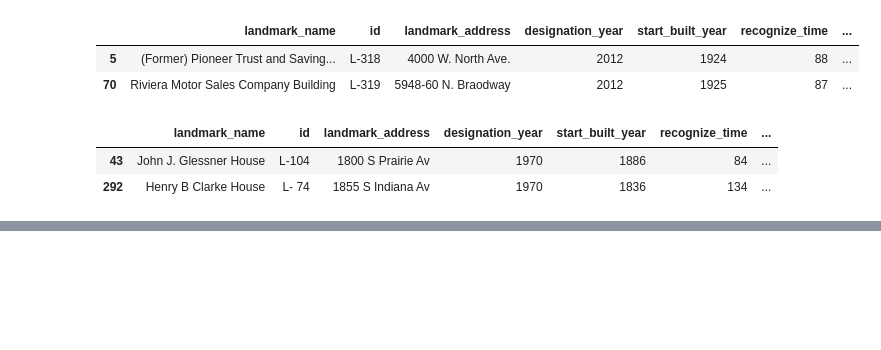
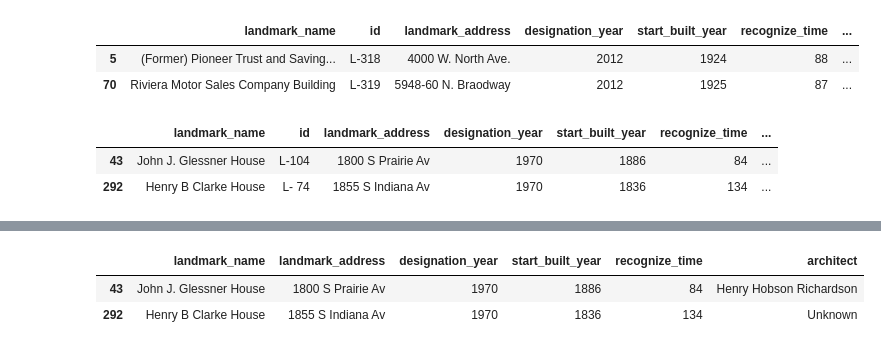
Before and after one commit to liliana-ilut/chicago-landmarks, a Jupyter notebook: data.ipynb, the cells around one changed output, grey strips where cells are left out. Saved outputs shown, nothing was run; the diff lists cells and outputs as text; code cells hidden in the pictures; blank space fills up the shorter version.

```diff
--- a/data.ipynb
+++ b/data.ipynb
@@ -399,7 +397,3 @@ min_des_date_df
 |  | landmark_name | id | landmark_address | designation_year | start_built_year | recognize_time | ... |
 | 43 | John J. Glessner House | L-104 | 1800 S Prairie Av | 1970 | 1886 | 84 | ... |
 | 292 | Henry B Clarke House | L- 74 | 1855 S Indiana Av | 1970 | 1836 | 134 | ... |
-# %%
-#arrange the df in chornologic order by the designation date
-sort_df = final_df.sort_values(by='landmark_designation_date')
-sort_df.head(10)
@@ -417,0 +400,7 @@ sort_df.head(10)
+# %%
+short_df = sort_df.drop(['landmark_designation_date', 'id', 'latitude', 'longitude'], axis = 1)
+short_df.head(2)
+# %% [output]
+|  | landmark_name | landmark_address | designation_year | start_built_year | recognize_time | architect |
+| 43 | John J. Glessner House | 1800 S Prairie Av | 1970 | 1886 | 84 | Henry Hobson Richardson |
+| 292 | Henry B Clarke House | 1855 S Indiana Av | 1970 | 1836 | 134 | Unknown |
```
Also changed, not shown: parts of 11 cells of this notebook, 3 other files.
